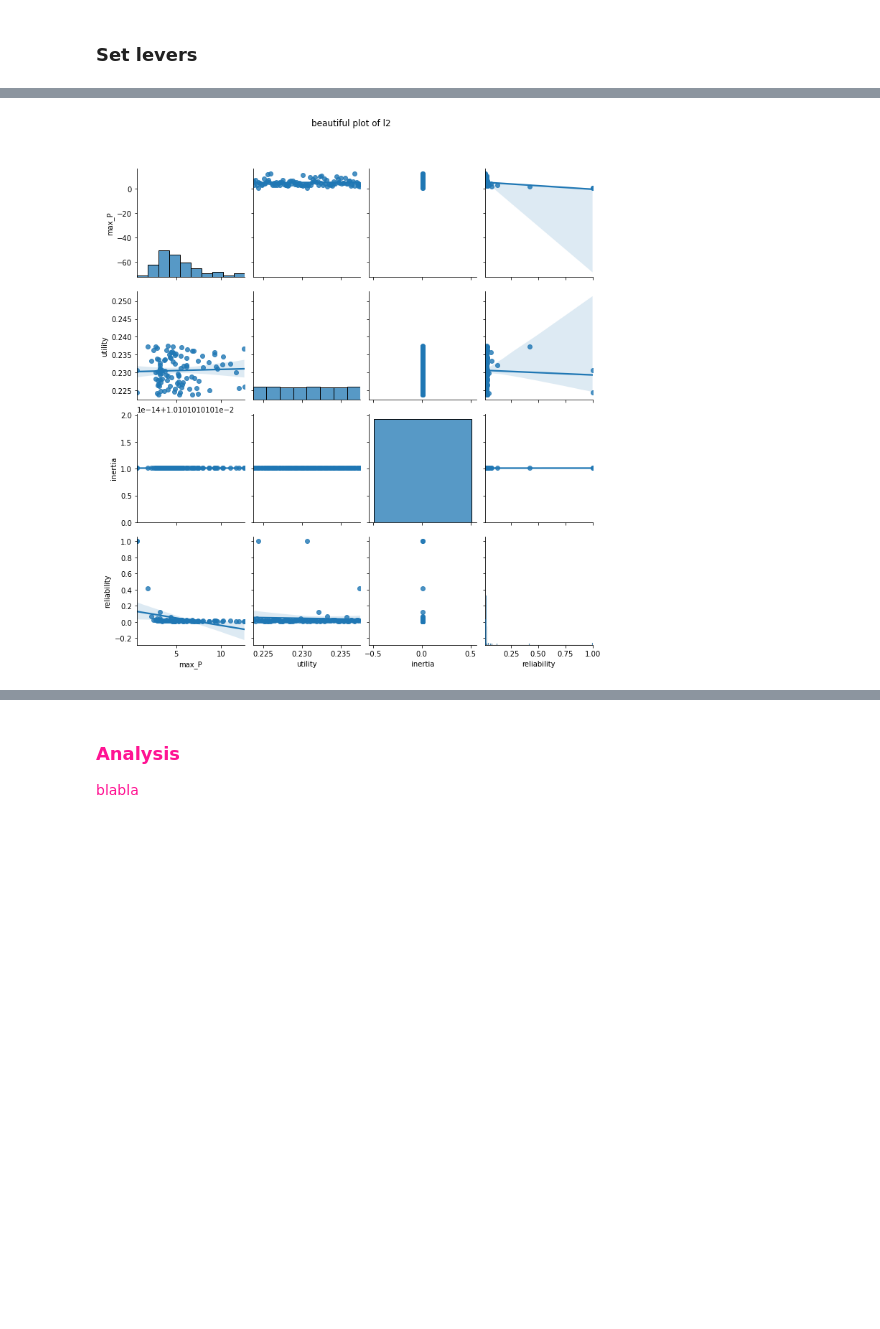
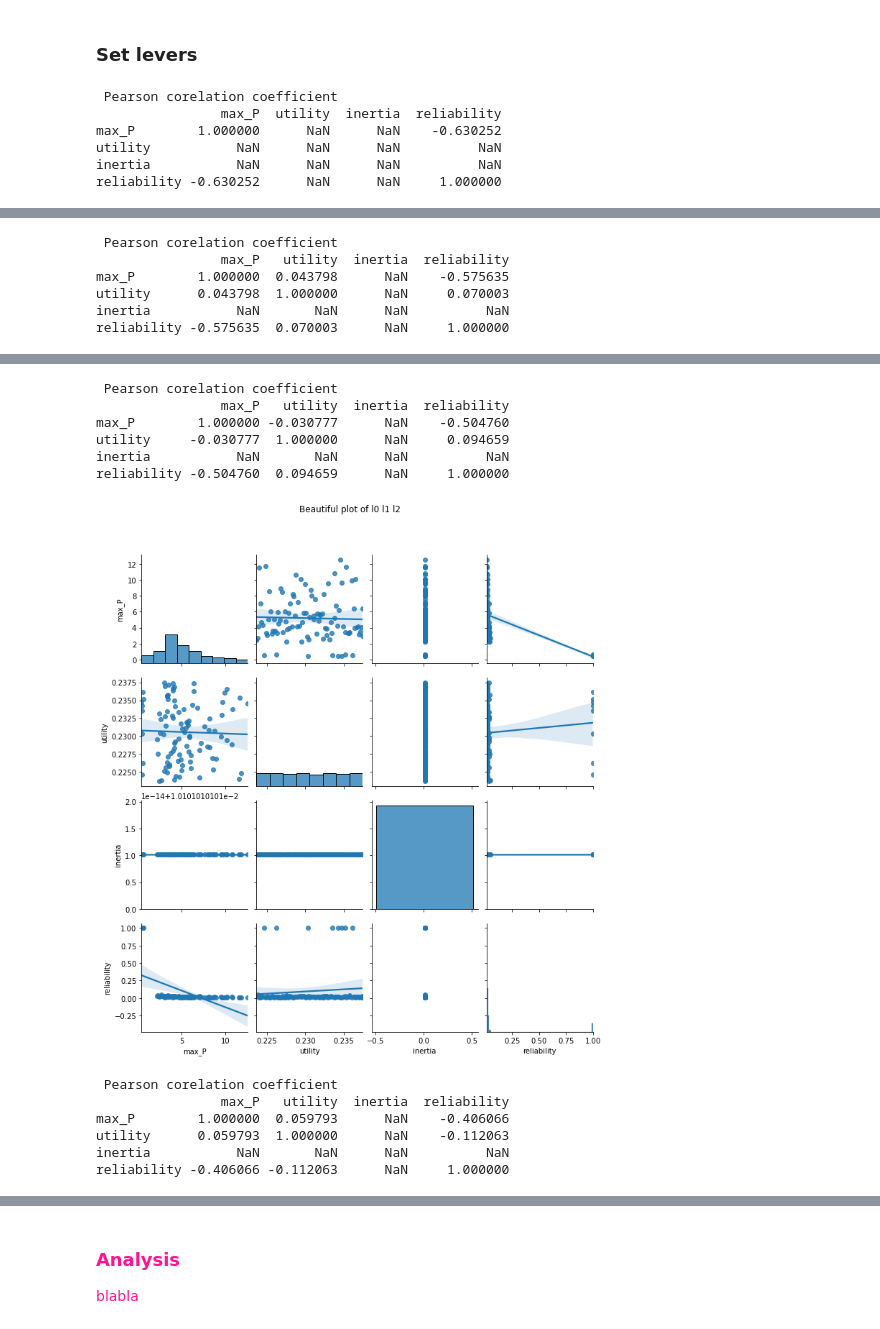
Before and after one commit to Lischip/FabiosDecisions, a Jupyter notebook: epa1361/Week 1-2 - general intro to exploratory modelling/assignment 2 - lakemodel.ipynb, the cells around one changed output, grey strips where cells are left out. Cells and saved outputs as stored; diff of their text form; code cells hidden in the pictures; blank space fills up the shorter version.

Commit message:
per request: pearson correlation coefficient

```diff
--- a/epa1361/Week 1-2 - general intro to exploratory modelling/assignment 2 - lakemodel.ipynb
+++ b/epa1361/Week 1-2 - general intro to exploratory modelling/assignment 2 - lakemodel.ipynb
@@ -153,6 +153,7 @@ setmodel.uncertainties = uncertainties
 setmodel.outcomes = outcomes
 
 leversdict = {"l" + str(number): 0 for number in range(0,100)}
+title= "Beautiful plot of "
 
 for l in ["l0", "l1", "l2", "l3"]:
     leversdict[l] = 0.2
@@ -160,7 +161,18 @@ for l in ["l0", "l1", "l2", "l3"]:
     with SequentialEvaluator(setmodel) as evaluator:
         experiments, outcomes = evaluator.perform_experiments(scenarios=100)
 
-    f= sns.pairplot(process_data(experiments, outcomes), vars=outcomes.keys(), palette="Set1", kind="reg")
-    f.fig.suptitle('beautiful plot of ' + l, y=1.08)
+    data = process_data(experiments, outcomes)
+    f= sns.pairplot(data, vars=outcomes.keys(), palette="Set1", kind="reg")
+
+    print("\033[1m Pearson corelation coefficient\033[0m")
+    print(data.corr(method="pearson"))
+    title = title + l + " "
+    f.fig.suptitle(title, y=1.08)
     plt.show()
 # %% [output]
+ Pearson corelation coefficient
+                max_P  utility  inertia  reliability
+max_P        1.000000      NaN      NaN    -0.630252
+utility           NaN      NaN      NaN          NaN
+inertia           NaN      NaN      NaN          NaN
+reliability -0.630252      NaN      NaN     1.000000
@@ -167,0 +180,6 @@ for l in ["l0", "l1", "l2", "l3"]:
+ Pearson corelation coefficient
+                max_P   utility  inertia  reliability
+max_P        1.000000  0.043798      NaN    -0.575635
+utility      0.043798  1.000000      NaN     0.070003
+inertia           NaN       NaN      NaN          NaN
+reliability -0.575635  0.070003      NaN     1.000000
@@ -169 +187,13 @@ for l in ["l0", "l1", "l2", "l3"]:
+ Pearson corelation coefficient
+                max_P   utility  inertia  reliability
+max_P        1.000000 -0.030777      NaN    -0.504760
+utility     -0.030777  1.000000      NaN     0.094659
+inertia           NaN       NaN      NaN          NaN
+reliability -0.504760  0.094659      NaN     1.000000
-[figure, old version]
+[figure, new version]
+ Pearson corelation coefficient
+                max_P   utility  inertia  reliability
+max_P        1.000000  0.059793      NaN    -0.406066
+utility      0.059793  1.000000      NaN    -0.112063
+inertia           NaN       NaN      NaN          NaN
+reliability -0.406066 -0.112063      NaN     1.000000
```
Also changed, not shown: parts of 1 cell of this notebook.
